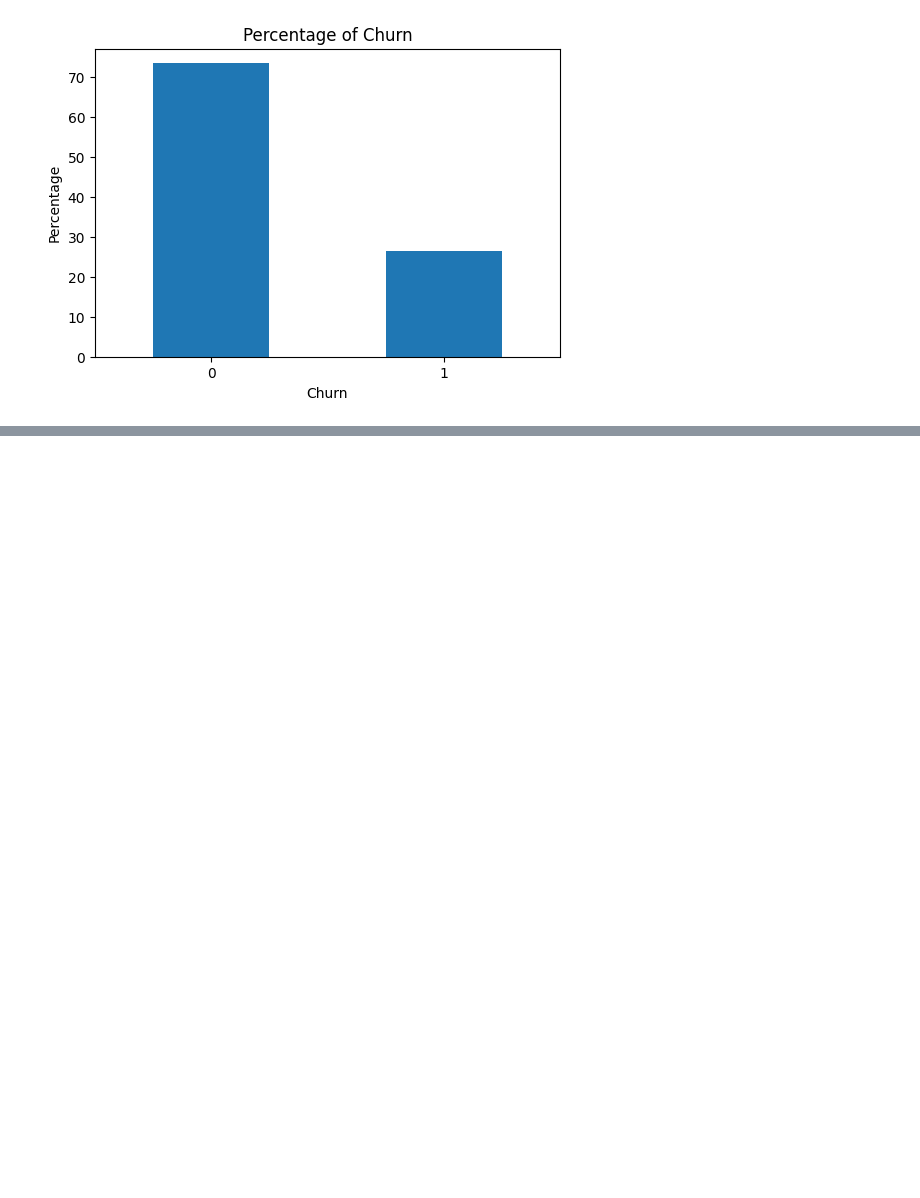
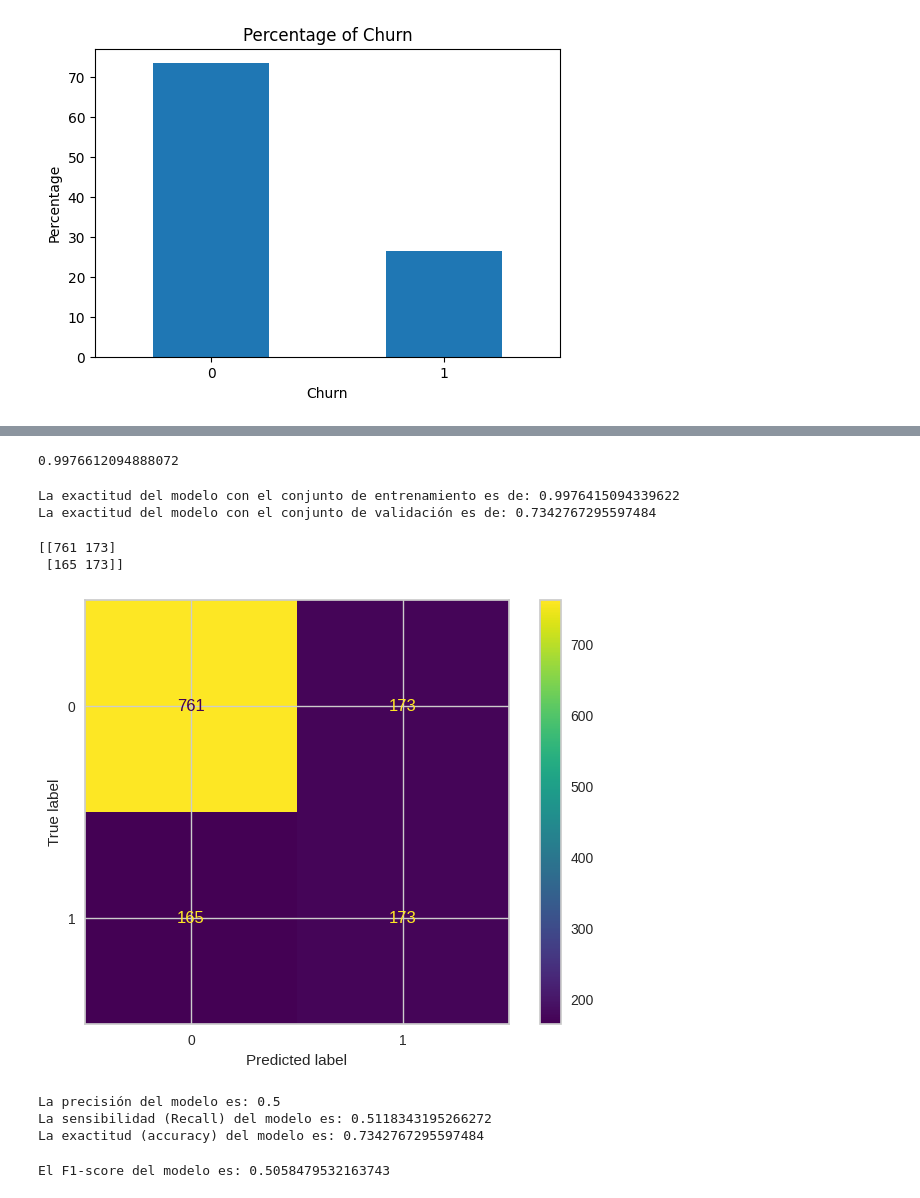
Before and after one commit to ADYGAMI/Challenge_TelecomX_LATAM---Parte-2, a Jupyter notebook: TelecomX_LATAM_Parte_2.ipynb, the cells around one changed output, grey strips where cells are left out. Drawn from its saved outputs; the diff is of its cells as text; code cells hidden in the pictures; blank space fills up the shorter version.

```diff
--- a/TelecomX_LATAM_Parte_2.ipynb
+++ b/TelecomX_LATAM_Parte_2.ipynb
@@ -79,0 +334,21 @@ plt.show()
+# %%
+from sklearn.metrics import confusion_matrix
+
+from sklearn.tree import DecisionTreeClassifier
+
+modelo = DecisionTreeClassifier()
+modelo.fit(X,y)
+modelo.score(X,y)
+# %% [output]
+0.9976612094888072
+# %%
+X,X_test,y,y_test = train_test_split(X,y,test_size=0.15,stratify=y,random_state=5)
+X_train,X_val,y_train,y_val = train_test_split(X,y,stratify=y,random_state=5)
+# %%
+modelo = DecisionTreeClassifier()
+modelo.fit(X_train,y_train)
+print(f'La exactitud del modelo con el conjunto de entrenamiento es de: {modelo.score(X_train,y_train)}')
+print(f'La exactitud del modelo con el conjunto de validación es de: {modelo.score(X_val,y_val)}')
+# %% [output]
+La exactitud del modelo con el conjunto de entrenamiento es de: 0.9976415094339622
+La exactitud del modelo con el conjunto de validación es de: 0.7342767295597484
@@ -79,0 +357,7 @@ plt.show()
+# %%
+y_previsto = modelo.predict(X_val)
+matriz_confusion = confusion_matrix(y_val,y_previsto)
+print(matriz_confusion)
+# %% [output]
+[[761 173]
+ [165 173]]
@@ -79,0 +366,5 @@ plt.show()
+# %%
+visualizacion = ConfusionMatrixDisplay(confusion_matrix = matriz_confusion)
+visualizacion.plot();
+# %% [output]
+[figure, added]
@@ -79,0 +373,12 @@ plt.show()
+# %%
+print(f'La precisión del modelo es: {precision_score(y_val,y_previsto)}')
+print(f'La sensibilidad (Recall) del modelo es: {recall_score(y_val,y_previsto)}')
+print(f'La exactitud (accuracy) del modelo es: {accuracy_score(y_val,y_previsto)}')
+# %% [output]
+La precisión del modelo es: 0.5
+La sensibilidad (Recall) del modelo es: 0.5118343195266272
+La exactitud (accuracy) del modelo es: 0.7342767295597484
+# %%
+print(f'El F1-score del modelo es: {f1_score(y_val,y_previsto)}')
+# %% [output]
+El F1-score del modelo es: 0.5058479532163743
```
Also changed, not shown: parts of 26 cells of this notebook.
